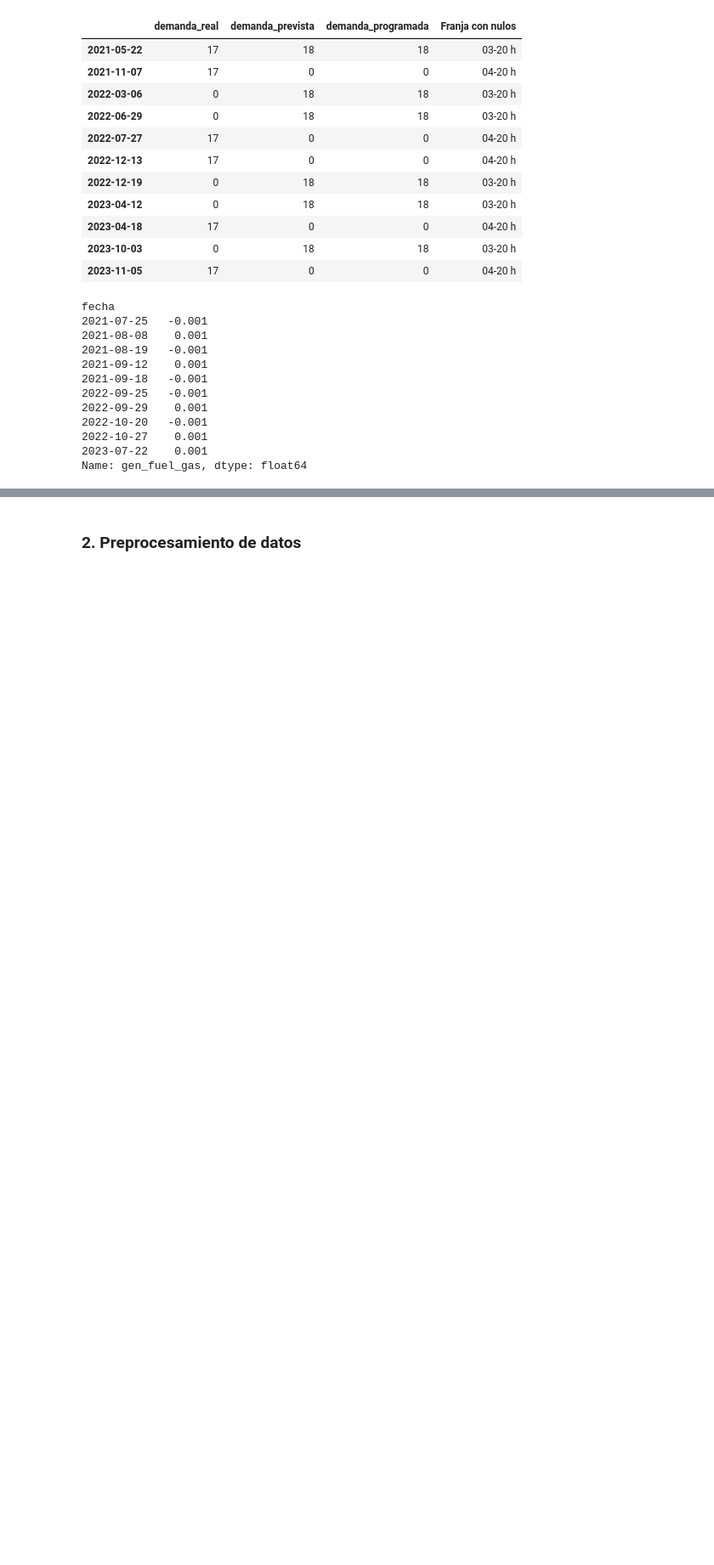
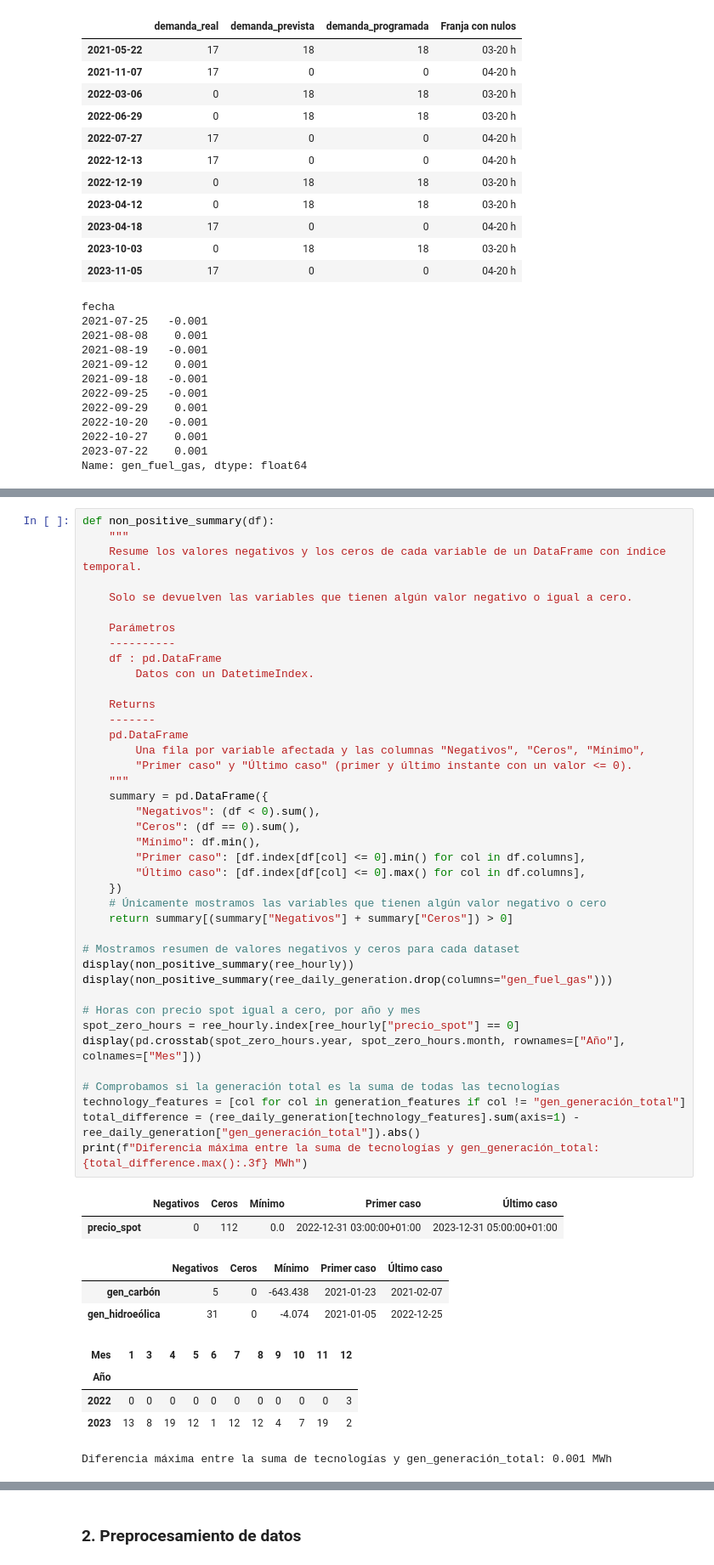
Before and after one commit to alberct96/ML-Entregables, a Jupyter notebook: Entregable2/ML-Entregable2.ipynb, the cells around one changed output, grey strips where cells are left out. Shown at 85% size. Drawn from its saved outputs; the diff is of its cells as text; blank space fills up the shorter version.

```diff
--- a/Entregable2/ML-Entregable2.ipynb
+++ b/Entregable2/ML-Entregable2.ipynb
@@ -303,0 +351,51 @@ El caso de `demanda_real` es el más delicado porque es la variable objetivo. En
+# %%
+def non_positive_summary(df):
+    """
+    Resume los valores negativos y los ceros de cada variable de un DataFrame con índice temporal.
+
+    Solo se devuelven las variables que tienen algún valor negativo o igual a cero.
+
+    Parámetros
+    ----------
+    df : pd.DataFrame
+        Datos con un DatetimeIndex.
+
+    Returns
+    -------
+    pd.DataFrame
+        Una fila por variable afectada y las columnas "Negativos", "Ceros", "Mínimo",
+        "Primer caso" y "Último caso" (primer y último instante con un valor <= 0).
+    """
+    summary = pd.DataFrame({
+        "Negativos": (df < 0).sum(),
+        "Ceros": (df == 0).sum(),
+        "Mínimo": df.min(),
+        "Primer caso": [df.index[df[col] <= 0].min() for col in df.columns],
+        "Último caso": [df.index[df[col] <= 0].max() for col in df.columns],
+    })
+    # Únicamente mostramos las variables que tienen algún valor negativo o cero
+    return summary[(summary["Negativos"] + summary["Ceros"]) > 0]
+
+# Mostramos resumen de valores negativos y ceros para cada dataset
+display(non_positive_summary(ree_hourly))
+display(non_positive_summary(ree_daily_generation.drop(columns="gen_fuel_gas")))
+
+# Horas con precio spot igual a cero, por año y mes
+spot_zero_hours = ree_hourly.index[ree_hourly["precio_spot"] == 0]
+display(pd.crosstab(spot_zero_hours.year, spot_zero_hours.month, rownames=["Año"], colnames=["Mes"]))
+
+# Comprobamos si la generación total es la suma de todas las tecnologías
+technology_features = [col for col in generation_features if col != "gen_generación_total"]
+total_difference = (ree_daily_generation[technology_features].sum(axis=1) - ree_daily_generation["gen_generación_total"]).abs()
+print(f"Diferencia máxima entre la suma de tecnologías y gen_generación_total: {total_difference.max():.3f} MWh")
+# %% [output]
+|  | Negativos | Ceros | Mínimo | Primer caso | Último caso |
+| precio_spot | 0 | 112 | 0.0 | 2022-12-31 03:00:00+01:00 | 2023-12-31 05:00:00+01:00 |
+|  | Negativos | Ceros | Mínimo | Primer caso | Último caso |
+| gen_carbón | 5 | 0 | -643.438 | 2021-01-23 | 2021-02-07 |
+| gen_hidroeólica | 31 | 0 | -4.074 | 2021-01-05 | 2022-12-25 |
+| Mes | 1 | 3 | 4 | 5 | 6 | 7 | 8 | 9 | 10 | 11 | 12 |
+| Año |  |  |  |  |  |  |  |  |  |  |  |
+| 2022 | 0 | 0 | 0 | 0 | 0 | 0 | 0 | 0 | 0 | 0 | 3 |
+| 2023 | 13 | 8 | 19 | 12 | 1 | 12 | 12 | 4 | 7 | 19 | 2 |
+Diferencia máxima entre la suma de tecnologías y gen_generación_total: 0.001 MWh
```
Also changed, not shown: parts of 5 cells of this notebook.
